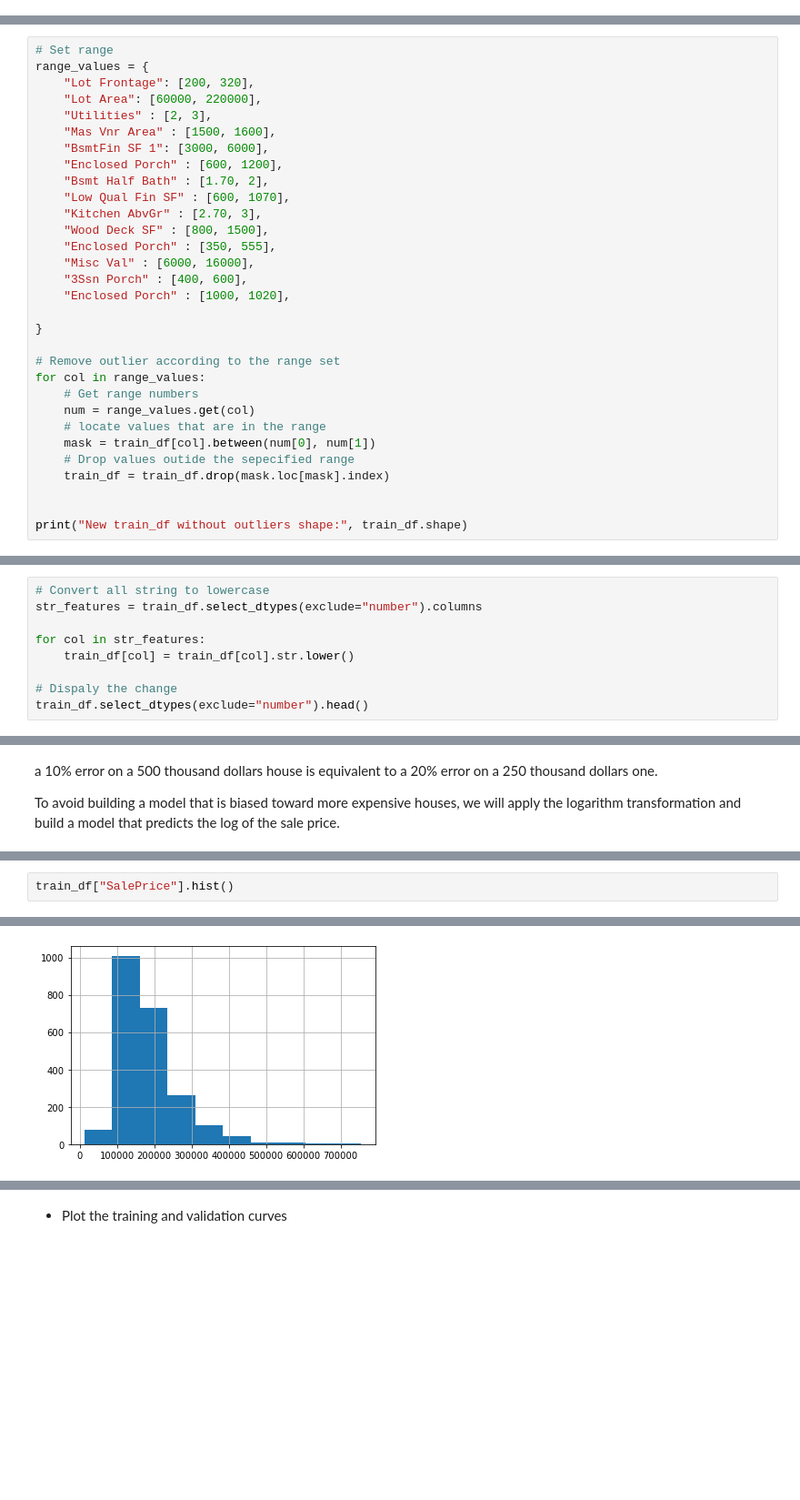
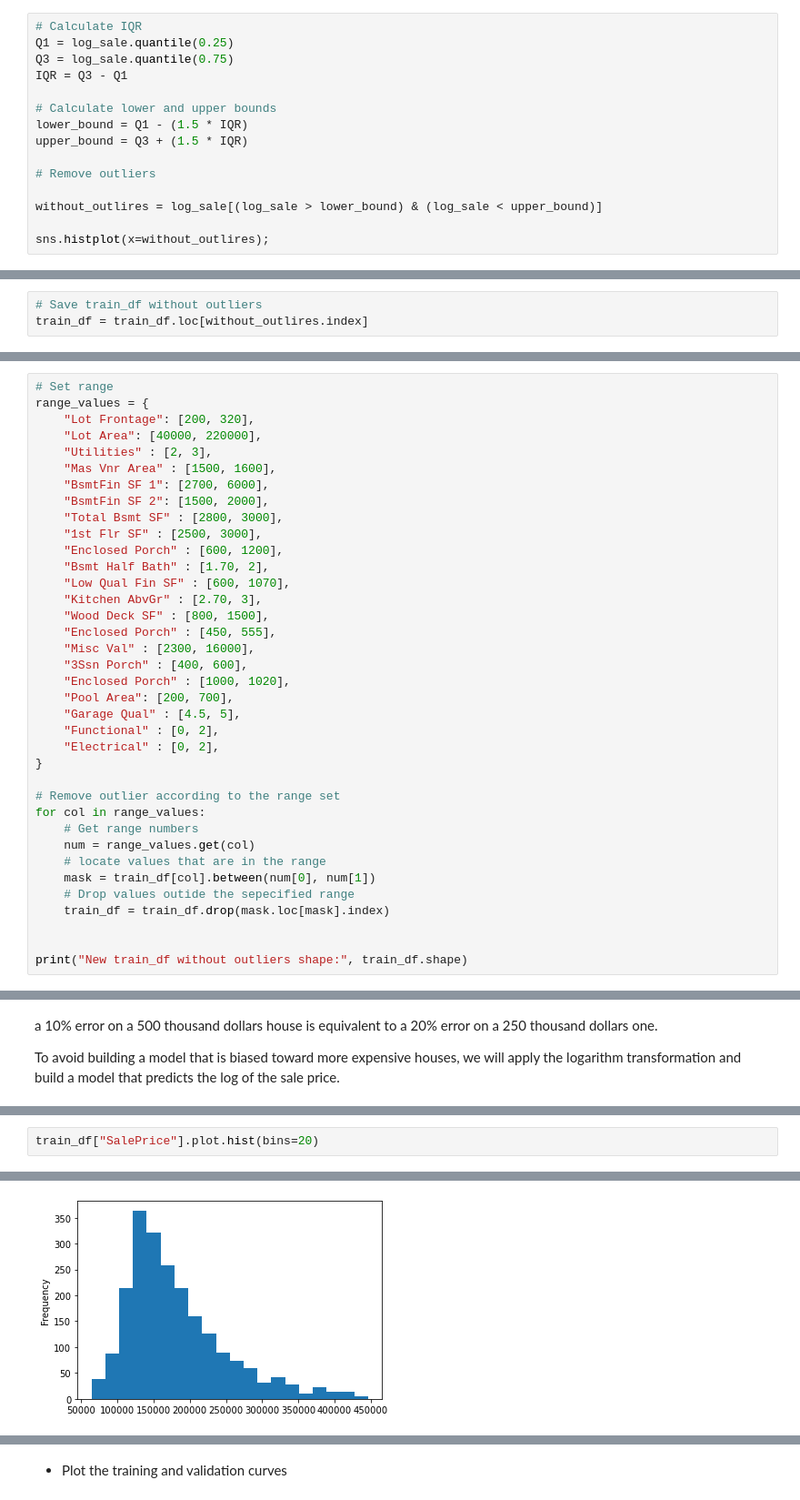
Before and after one commit to PiWebswiss/Project-AI-3, a Jupyter notebook: house-prices/house-prices-solution.ipynb, the cells around one changed output, grey strips where cells are left out. Shown at 91% size. Cells and saved outputs as stored; diff of their text form; blank space fills up the shorter version.

```diff
--- a/house-prices/house-prices-solution.ipynb
+++ b/house-prices/house-prices-solution.ipynb
@@ -439,0 +480,15 @@ plt.show()
+# %%
+# Calculate IQR
+Q1 = log_sale.quantile(0.25)
+Q3 = log_sale.quantile(0.75)
+IQR = Q3 - Q1
+
+# Calculate lower and upper bounds
+lower_bound = Q1 - (1.5 * IQR)
+upper_bound = Q3 + (1.5 * IQR)
+
+# Remove outliers
+
+without_outlires = log_sale[(log_sale > lower_bound) & (log_sale < upper_bound)]
+
+sns.histplot(x=without_outlires);
@@ -440,3 +497,6 @@ plt.show()
+# %%
+# Save train_df without outliers
+train_df = train_df.loc[without_outlires.index]
 # %% [markdown]
 ### Investigate numerical values
 # %%
@@ -458,20 +518,26 @@ train_df.plot(
 # Set range
 range_values = {
     "Lot Frontage": [200, 320],
-    "Lot Area": [60000, 220000],
+    "Lot Area": [40000, 220000],
     "Utilities" : [2, 3],
     "Mas Vnr Area" : [1500, 1600],
-    "BsmtFin SF 1": [3000, 6000],
+    "BsmtFin SF 1": [2700, 6000],
+    "BsmtFin SF 2": [1500, 2000],
+    "Total Bsmt SF" : [2800, 3000],
+    "1st Flr SF" : [2500, 3000],
     "Enclosed Porch" : [600, 1200],
     "Bsmt Half Bath" : [1.70, 2],
     "Low Qual Fin SF" : [600, 1070],
     "Kitchen AbvGr" : [2.70, 3],
     "Wood Deck SF" : [800, 1500],
-    "Enclosed Porch" : [350, 555],
-    "Misc Val" : [6000, 16000],
+    "Enclosed Porch" : [450, 555],
+    "Misc Val" : [2300, 16000],
     "3Ssn Porch" : [400, 600],
     "Enclosed Porch" : [1000, 1020],
-
+    "Pool Area": [200, 700],
+    "Garage Qual" : [4.5, 5],
+    "Functional" : [0, 2],
+    "Electrical" : [0, 2],
 }
 
 # Remove outlier according to the range set
@@ -594,9 +645,0 @@ Correcting inconsistencies in the variables by converting all the strings to low
-# %%
-# Convert all string to lowercase
-str_features = train_df.select_dtypes(exclude="number").columns
-
-for col in str_features:
-    train_df[col] = train_df[col].str.lower()
-
-# Dispaly the change
-train_df.select_dtypes(exclude="number").head()
@@ -930,3 +937,3 @@ To avoid building a model that is biased toward more expensive houses, we will a
 # %%
-train_df["SalePrice"].hist()
+train_df["SalePrice"].plot.hist(bins=20)
 # %% [output]
@@ -934 +941 @@ train_df["SalePrice"].hist()
-[figure, old version]
+[figure, new version]
```
Also changed, not shown: parts of 64 cells of this notebook.
